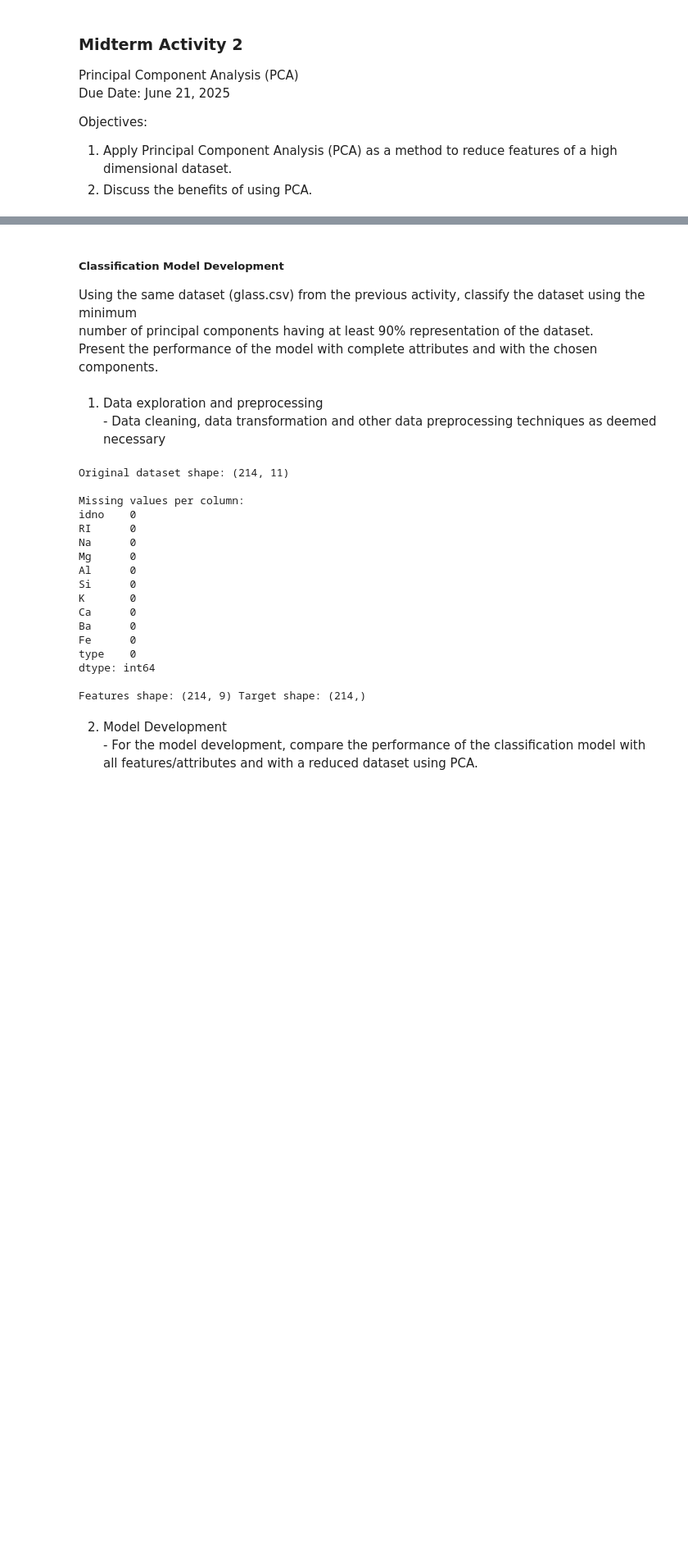
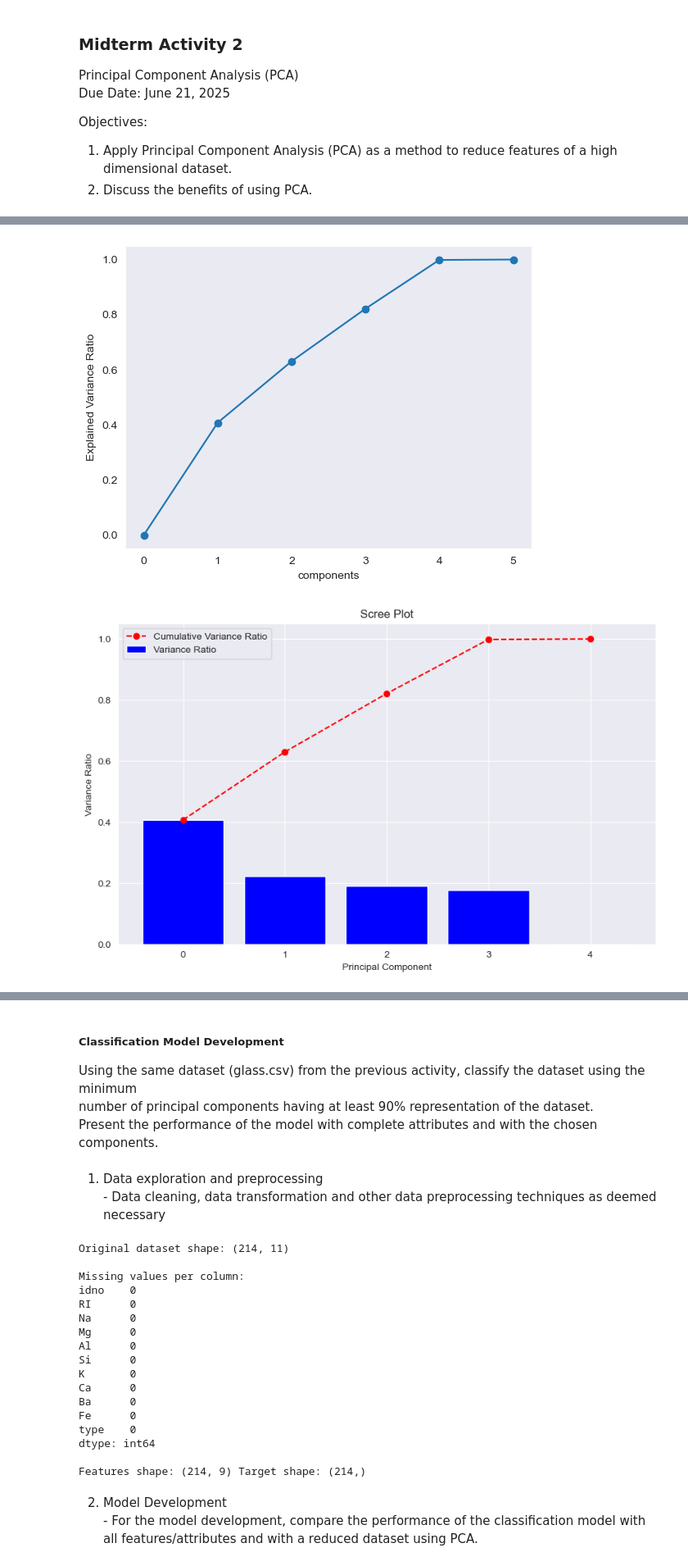
Before and after one commit to Nikkochoy/Data_Mining_Activities, a Jupyter notebook: Activities/Choy_Maga_M02.ipynb, the cells around one changed output, grey strips where cells are left out. Shown at 82% size. Saved outputs shown, nothing was run; the diff lists cells and outputs as text; code cells hidden in the pictures; blank space fills up the shorter version.

```diff
--- a/Activities/Choy_Maga_M02.ipynb
+++ b/Activities/Choy_Maga_M02.ipynb
@@ -9,0 +17,14 @@ dimensional dataset.
+# %%
+import pandas as pd
+import numpy as np
+import matplotlib.pyplot as plt
+from sklearn.decomposition import PCA, IncrementalPCA
+from sklearn.preprocessing import StandardScaler
+
+# Load datasets
+df2 = pd.read_csv('../data/surveydata.csv')
+ecom = pd.read_csv("../data/ecommercedata.csv")
+fash = pd.read_csv("../data/picdata.csv")
+
+#get a glimpse of the dataset
+df2.head()
@@ -9,0 +74,57 @@ dimensional dataset.
+# %%
+## Principal Component Analysis (PCA)
+#starting with ecommerce data
+from sklearn.decomposition import PCA
+from sklearn.preprocessing import StandardScaler
+#filter dataset and standardize
+ecom = ecom[ecom.columns[3:]]
+scaler = StandardScaler()
+scale_data = scaler.fit_transform(ecom)
+#just for starter (can be changed later)
+#we get the PCA - with 4 components
+#this can change depending on the threshold established at the start of the analysis
+#n_components can vary
+pca = PCA(n_components=4)
+pca.fit_transform(scale_data)
+#we get the sum of the explained variance ratio to determine if the
+#n_compoents used in PCA is sufficient to consider threshold
+vr = sum(pca.explained_variance_ratio_)
+
+vr
+#establish the data points for the plots
+#get the range to consider - n_components to be used plotting the graph
+#to show explained variance ratio of each component - cumulative
+#range is 0 to 5 not including 6 - exclusive
+nums = range(0, 5+1)
+#array to store total variance ratio per component
+var_ratio = []
+for num in nums:
+    pca = PCA(n_components=num)
+    pca.fit(scale_data)
+    var_ratio.append(np.sum(pca.explained_variance_ratio_))
+#plot the computed variance ratio per component
+import matplotlib.pyplot as plt
+plt.plot(nums, var_ratio, marker='o')
+plt.xlabel('components')
+plt.ylabel('Explained Variance Ratio')
+plt.grid()
+plt.show()
+#analyze the graph
+def scree_plot(pca):
+    num_components = len(pca.explained_variance_ratio_)
+    indices = np.arange(num_components)
+    variance_ratio = pca.explained_variance_ratio_
+    cumulative_variance_ratio = np.cumsum(variance_ratio)
+    plt.figure(figsize=(10, 6))
+    plt.bar(indices, variance_ratio, color='blue', label='Variance Ratio')
+    plt.plot(indices, cumulative_variance_ratio, marker='o', color='red', linestyle='--',
+    label='Cumulative Variance Ratio')
+    plt.xlabel('Principal Component')
+    plt.ylabel('Variance Ratio')
+    plt.title('Scree Plot')
+    plt.legend()
+    plt.show()
+scree_plot(pca)
+# %% [output]
+[figure, added]
+[figure, added]
```
Also changed, not shown: parts of 7 cells of this notebook, 3 other files.
